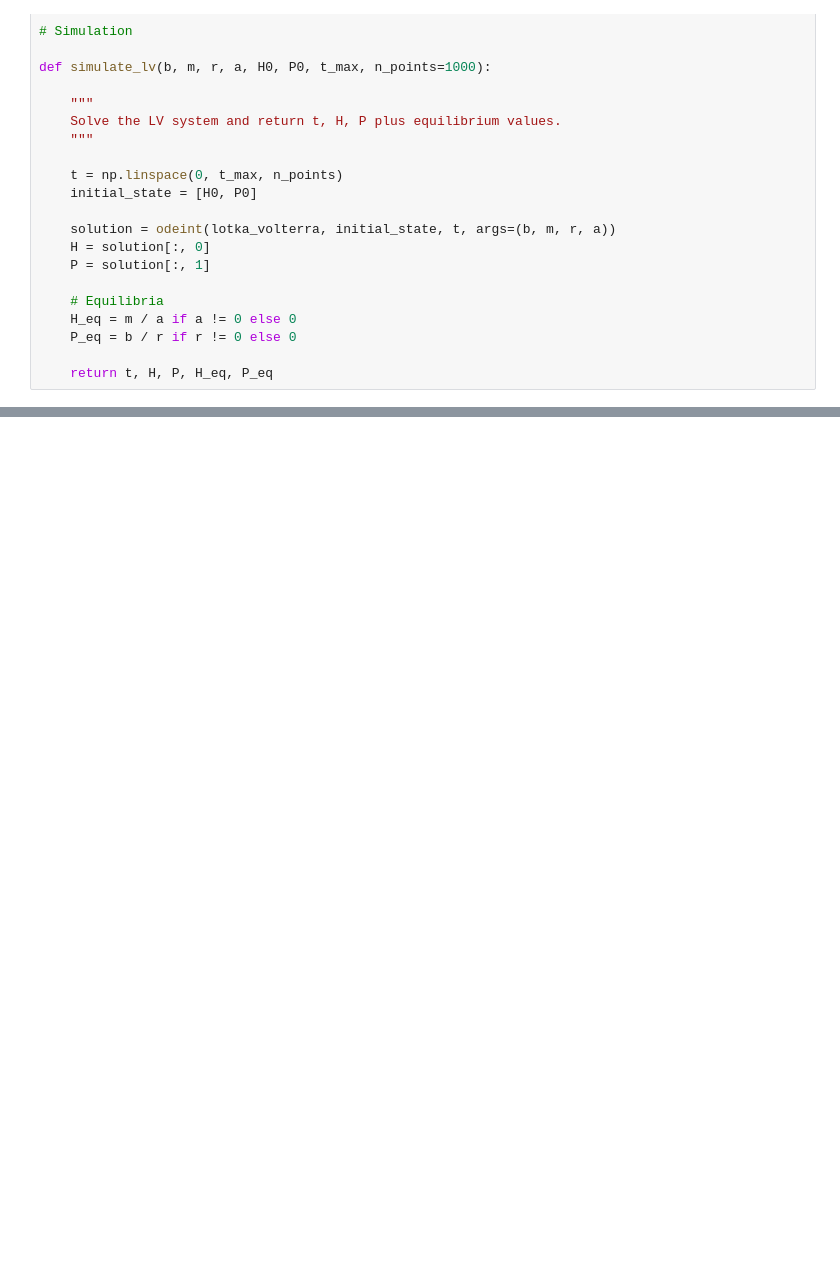
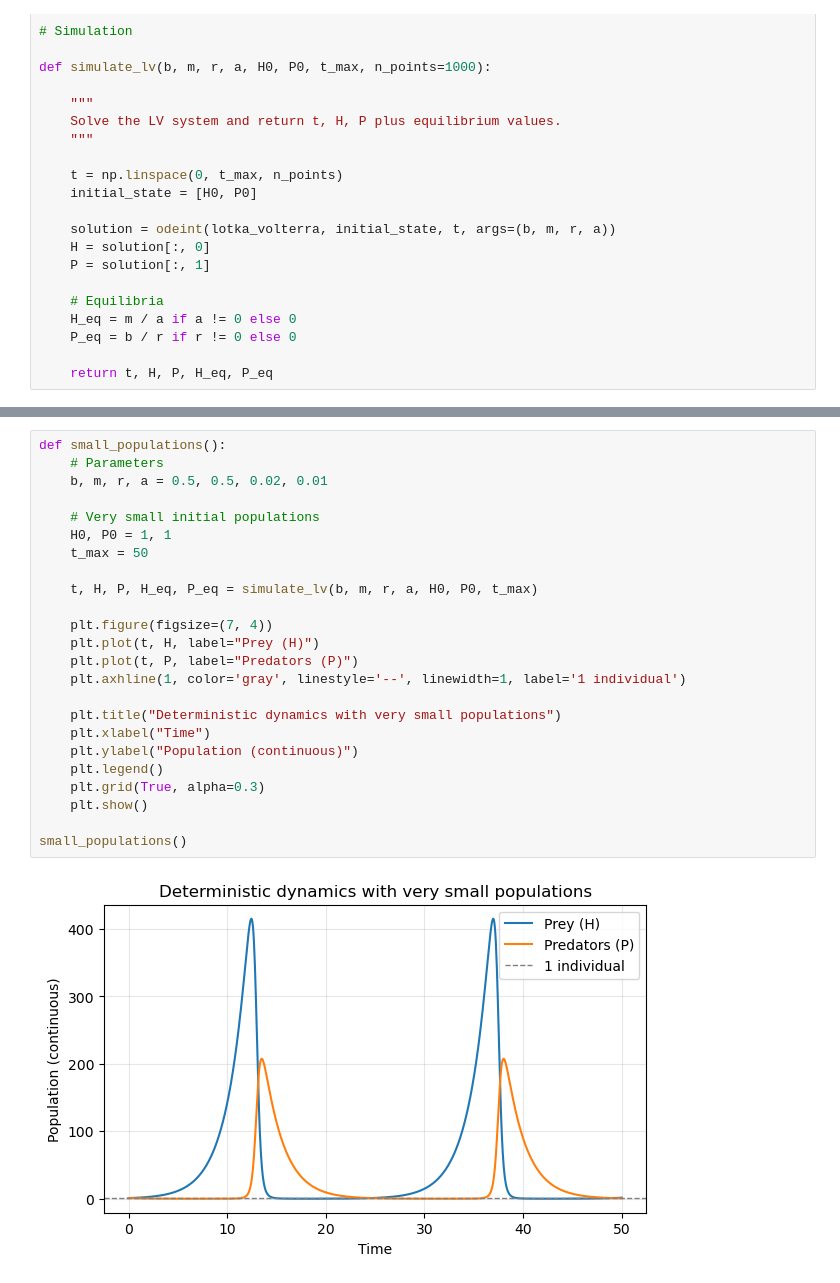
Before and after one commit to alexstoica-1/stochastic-lotka-volterra, a Jupyter notebook: notebooks/final_notebook.ipynb, the cells around one changed output, grey strips where cells are left out. Drawn from its saved outputs; the diff is of its cells as text; blank space fills up the shorter version.

```diff
--- a/notebooks/final_notebook.ipynb
+++ b/notebooks/final_notebook.ipynb
@@ -353,0 +474,26 @@ In result, the intial model is seen as a **Continuos Time Markov Jump Process**,
+# %%
+def small_populations():
+    # Parameters
+    b, m, r, a = 0.5, 0.5, 0.02, 0.01
+
+    # Very small initial populations
+    H0, P0 = 1, 1
+    t_max = 50
+
+    t, H, P, H_eq, P_eq = simulate_lv(b, m, r, a, H0, P0, t_max)
+
+    plt.figure(figsize=(7, 4))
+    plt.plot(t, H, label="Prey (H)")
+    plt.plot(t, P, label="Predators (P)")
+    plt.axhline(1, color='gray', linestyle='--', linewidth=1, label='1 individual')
+
+    plt.title("Deterministic dynamics with very small populations")
+    plt.xlabel("Time")
+    plt.ylabel("Population (continuous)")
+    plt.legend()
+    plt.grid(True, alpha=0.3)
+    plt.show()
+
+small_populations()
+# %% [output]
+[figure, added]
```
Also changed, not shown: parts of 24 cells of this notebook.
